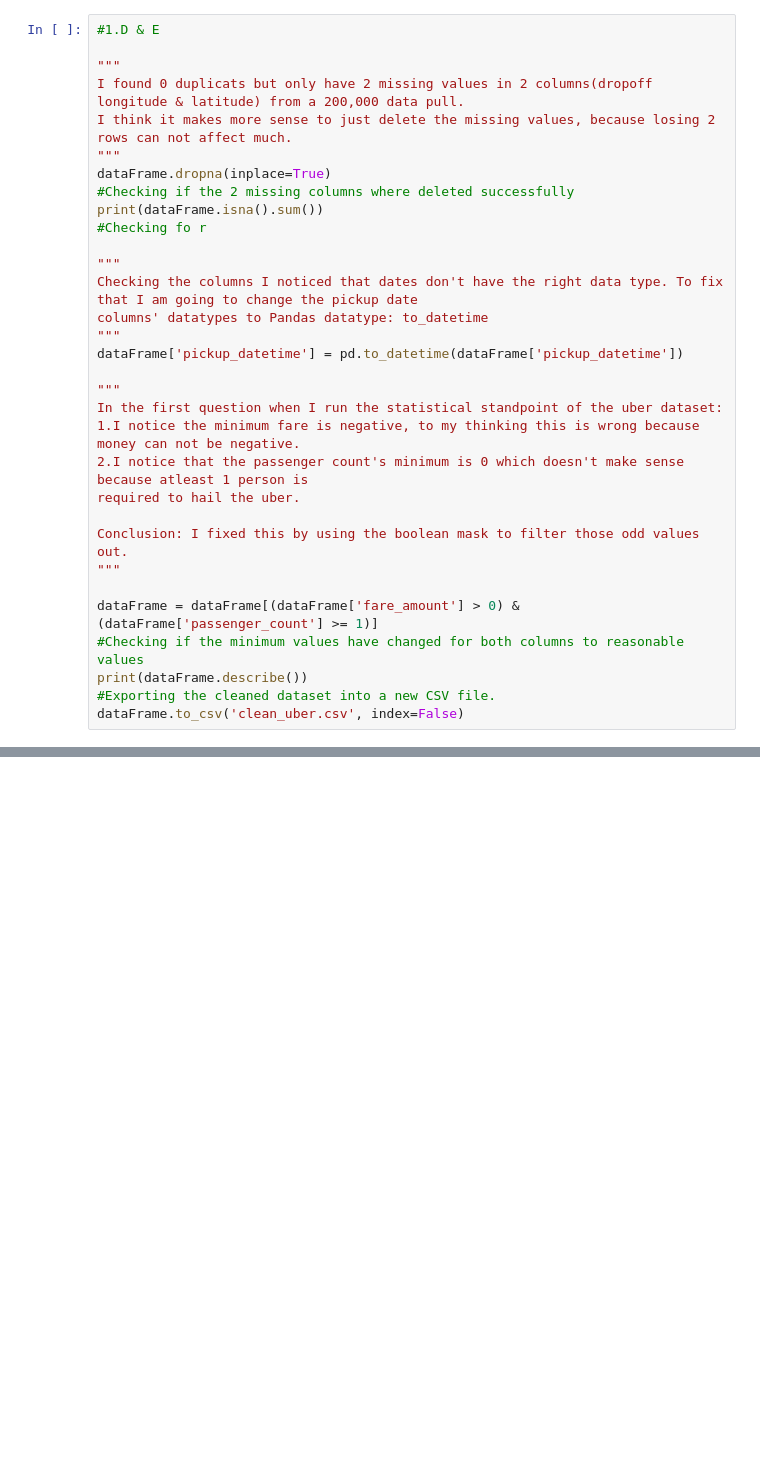
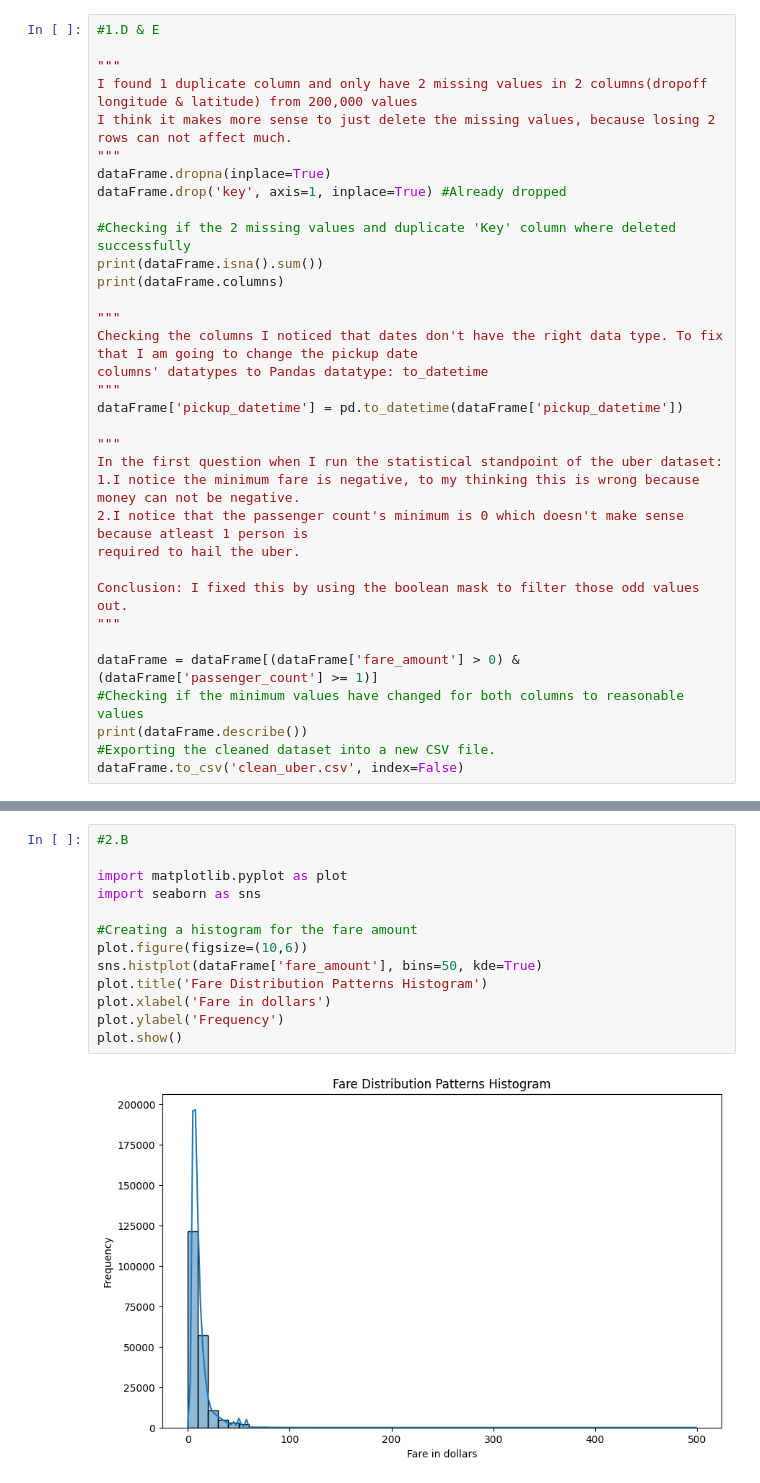
Before and after one commit to Omoyi/Data-Analysis-Project, a Jupyter notebook: uberDataAnalysis.ipynb, the cells around one changed output, grey strips where cells are left out. Cells and saved outputs as stored; diff of their text form; blank space fills up the shorter version.

Commit message:
Exploratory Data Analysis +question 1 fixes

```diff
--- a/uberDataAnalysis.ipynb
+++ b/uberDataAnalysis.ipynb
@@ -23,13 +39,15 @@ print(dataFrame.describe())
 #1.D & E
 
 """
-I found 0 duplicats but only have 2 missing values in 2 columns(dropoff longitude & latitude) from a 200,000 data pull.
+I found 1 duplicate column and only have 2 missing values in 2 columns(dropoff longitude & latitude) from 200,000 values
 I think it makes more sense to just delete the missing values, because losing 2 rows can not affect much.
 """
 dataFrame.dropna(inplace=True)
-#Checking if the 2 missing columns where deleted successfully
+dataFrame.drop('key', axis=1, inplace=True) #Already dropped
+
+#Checking if the 2 missing values and duplicate 'Key' column where deleted successfully
 print(dataFrame.isna().sum())
-#Checking fo r
+print(dataFrame.columns)
 
 """
 Checking the columns I noticed that dates don't have the right data type. To fix that I am going to change the pickup date
@@ -101,3 +124,18 @@ Name: Unnamed: 0, Length: 199269, dtype: int64
 Name: pickup_latitude, dtype: float64
 0    0.0
 Name: pickup_longitude, dtype: float64
+# %%
+#2.B
+
+import matplotlib.pyplot as plot
+import seaborn as sns
+
+#Creating a histogram for the fare amount
+plot.figure(figsize=(10,6))
+sns.histplot(dataFrame['fare_amount'], bins=50, kde=True)
+plot.title('Fare Distribution Patterns Histogram')
+plot.xlabel('Fare in dollars')
+plot.ylabel('Frequency')
+plot.show()
+# %% [output]
+[figure, added]
```
Also changed, not shown: parts of 5 cells of this notebook, 1 other file.
